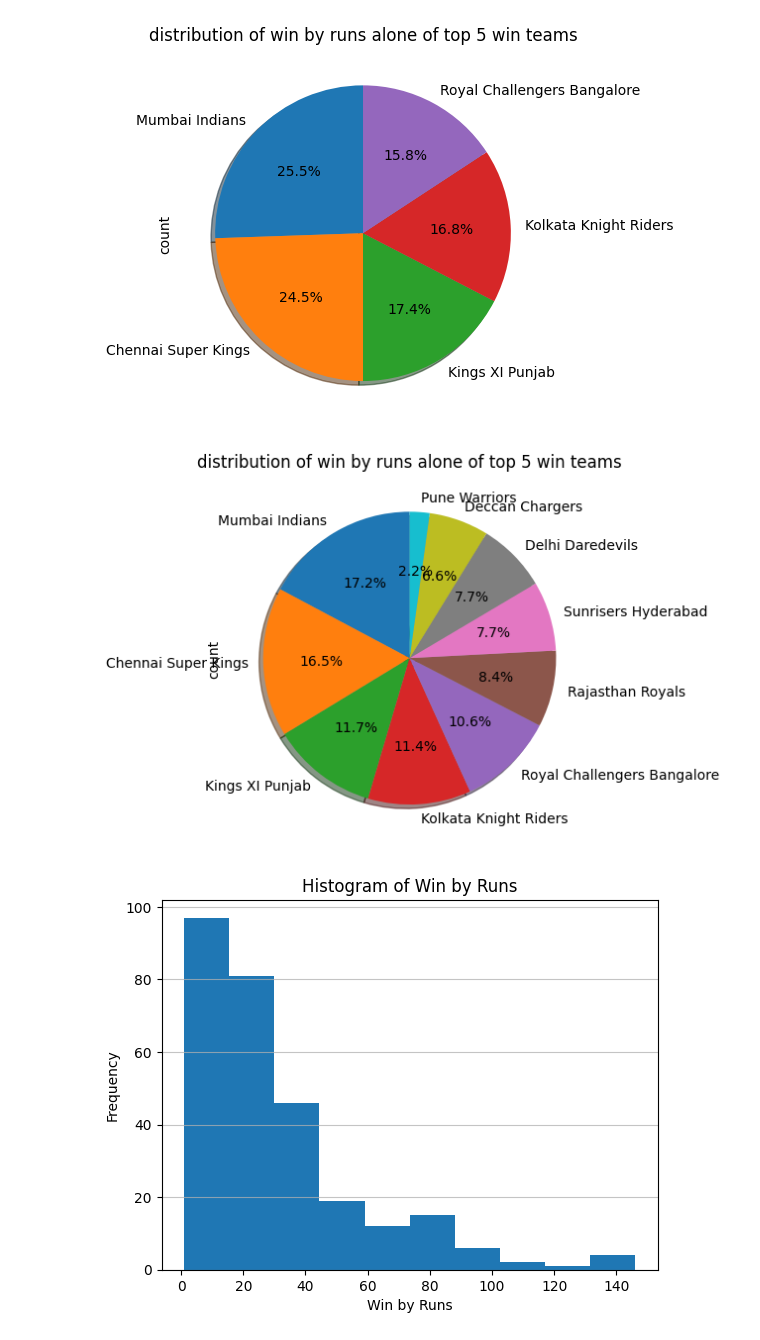
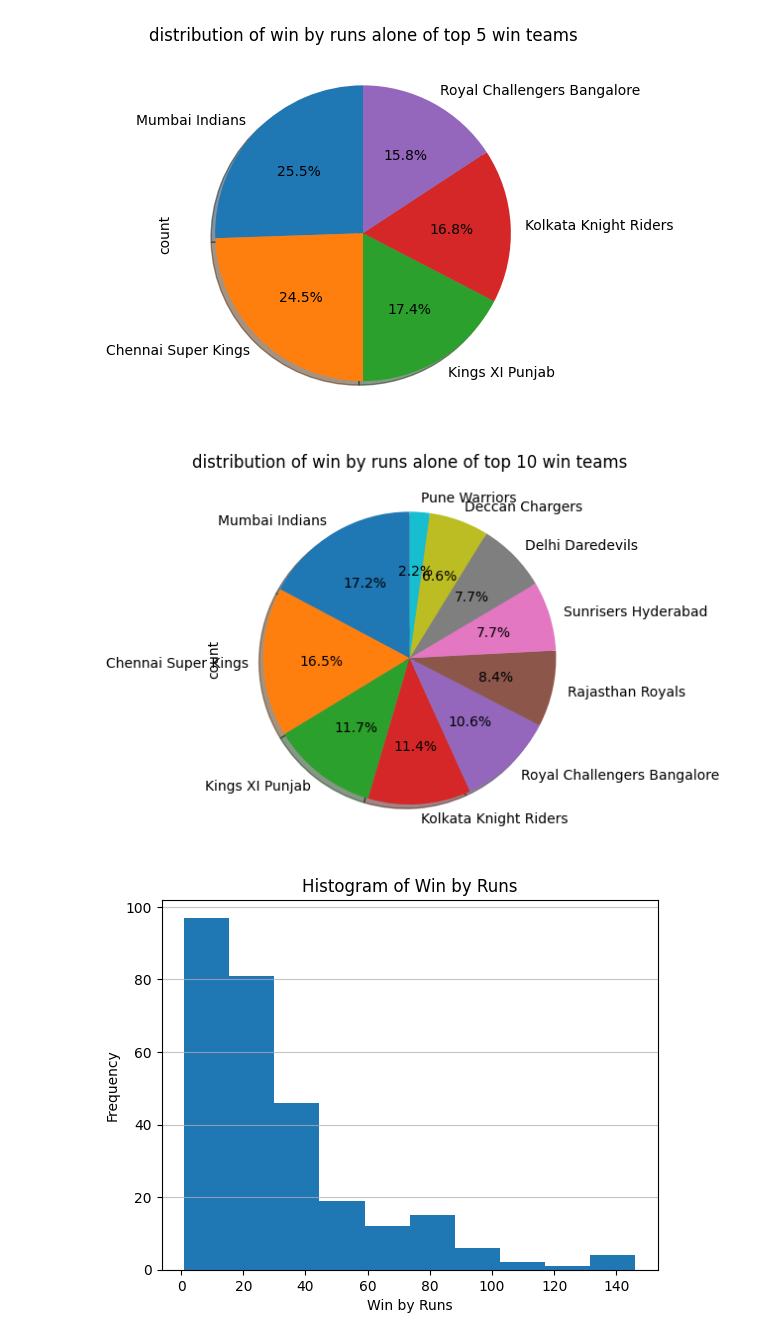
Before and after one commit to DISAMCHARLAPRABHAS/IPL_Visualization, a Jupyter notebook: ipl_data.ipynb, the cells around one changed output. Saved outputs shown, nothing was run; the diff lists cells and outputs as text; code cells hidden in the pictures.

```diff
--- a/ipl_data.ipynb
+++ b/ipl_data.ipynb
@@ -191,9 +189,9 @@ plt.title("distribution of win by runs alone of top 5 win teams");
 # %%
 piechart=batting_first["winner"].value_counts()[:10]
 piechart.plot(kind="pie", color=["blue", "yellow", "orange", "purple", "red"], shadow=True, startangle=90, autopct="%1.1f%%")
-plt.title("distribution of win by runs alone of top 5 win teams");
+plt.title("distribution of win by runs alone of top 10 win teams");
 # %% [output]
-[figure, old version]
+[figure, new version]
 # %%
 plt.hist(batting_first["win_by_runs"])
 plt.title('Histogram of Win by Runs')
```
Also changed, not shown: parts of 7 cells of this notebook.
